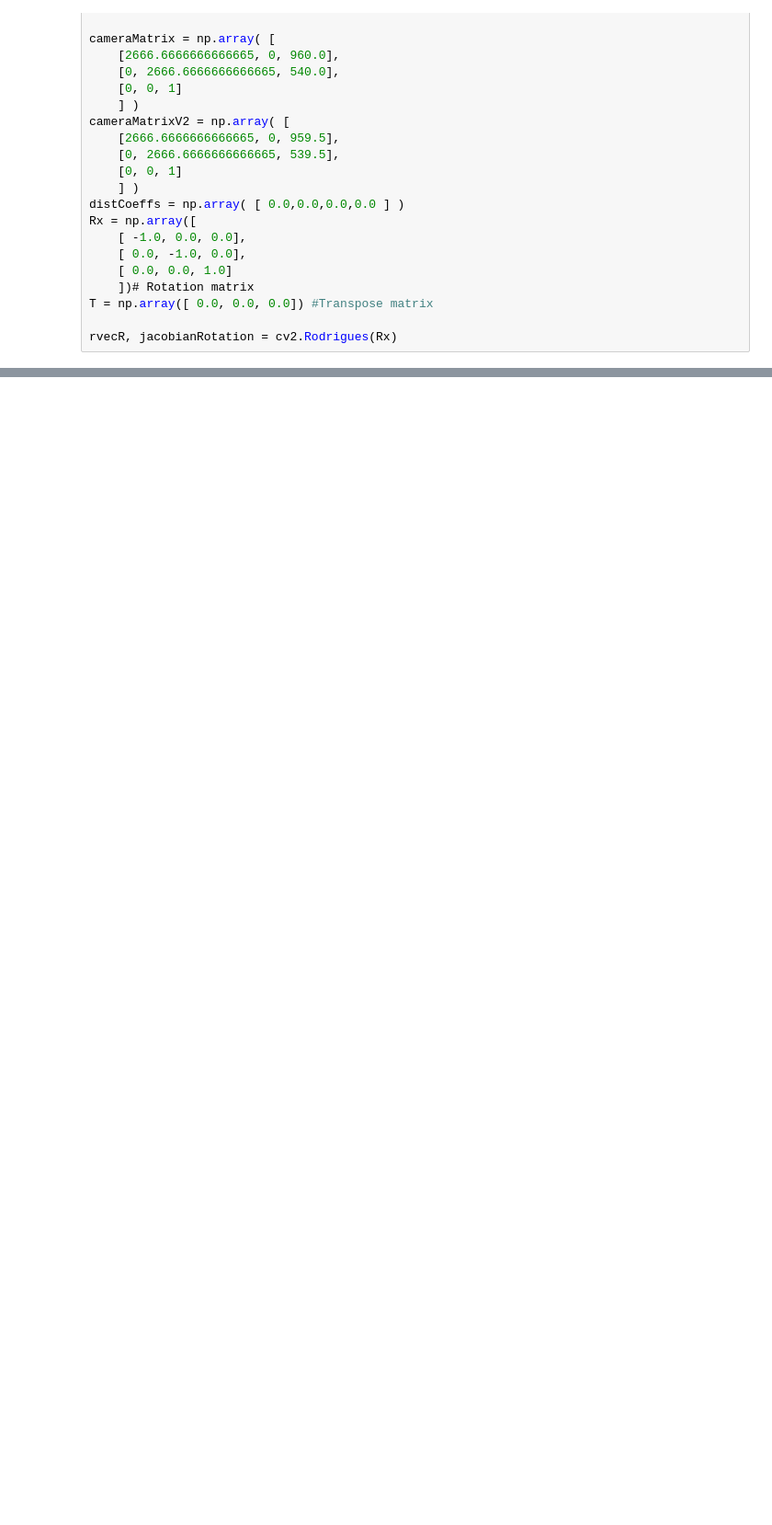
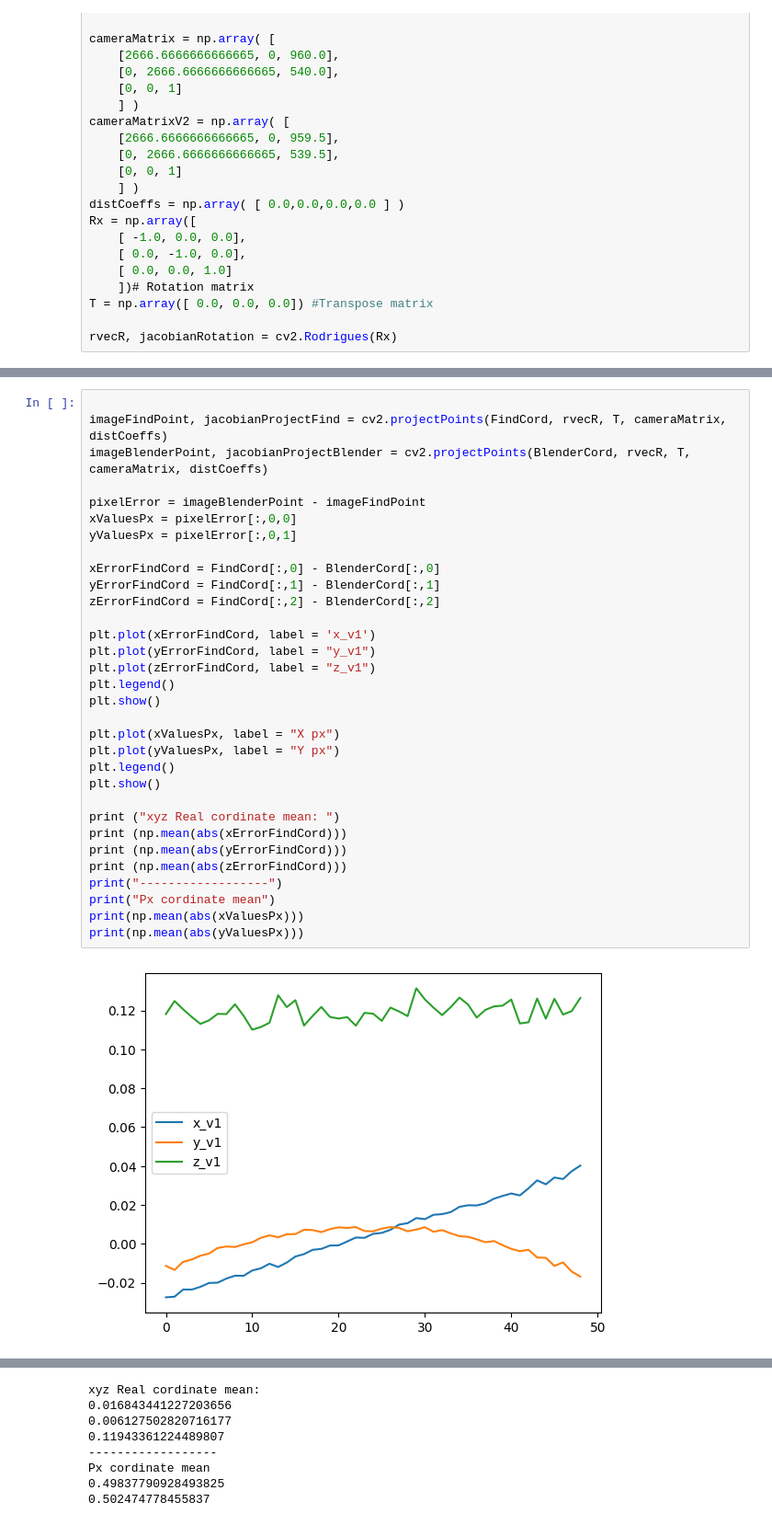
Before and after one commit to Cyber1derer/BallDetector, a Jupyter notebook: analysis/ProjectPointEstimation.ipynb, the cells around one changed output, grey strips where cells are left out. Shown at 92% size. Drawn from its saved outputs; the diff is of its cells as text; blank space fills up the shorter version.

```diff
--- a/analysis/ProjectPointEstimation.ipynb
+++ b/analysis/ProjectPointEstimation.ipynb
@@ -204,0 +230,34 @@ Statistics stdev:   0.11619825246900696  error in px
+# %%
+
+imageFindPoint, jacobianProjectFind = cv2.projectPoints(FindCord, rvecR, T, cameraMatrix, distCoeffs)
+imageBlenderPoint, jacobianProjectBlender = cv2.projectPoints(BlenderCord, rvecR, T, cameraMatrix, distCoeffs)
+
+pixelError = imageBlenderPoint - imageFindPoint
+xValuesPx = pixelError[:,0,0]
+yValuesPx = pixelError[:,0,1]
+
+xErrorFindCord = FindCord[:,0] - BlenderCord[:,0]
+yErrorFindCord = FindCord[:,1] - BlenderCord[:,1]
+zErrorFindCord = FindCord[:,2] - BlenderCord[:,2]
+
+plt.plot(xErrorFindCord, label = 'x_v1')
+plt.plot(yErrorFindCord, label = "y_v1")
+plt.plot(zErrorFindCord, label = "z_v1")
+plt.legend()
+plt.show()
+
+plt.plot(xValuesPx, label = "X px")
+plt.plot(yValuesPx, label = "Y px")
+plt.legend()
+plt.show()
+
+print ("xyz Real cordinate mean: ")
+print (np.mean(abs(xErrorFindCord)))
+print (np.mean(abs(yErrorFindCord)))
+print (np.mean(abs(zErrorFindCord)))
+print("------------------")
+print("Px cordinate mean")
+print(np.mean(abs(xValuesPx)))
+print(np.mean(abs(yValuesPx)))
+# %% [output]
+[figure, added]
@@ -204,0 +265,8 @@ Statistics stdev:   0.11619825246900696  error in px
+xyz Real cordinate mean:
+0.016843441227203656
+0.006127502820716177
+0.11943361224489807
+------------------
+Px cordinate mean
+0.49837790928493825
+0.502474778455837
```
Also changed, not shown: parts of 16 cells of this notebook, 5 other files.
